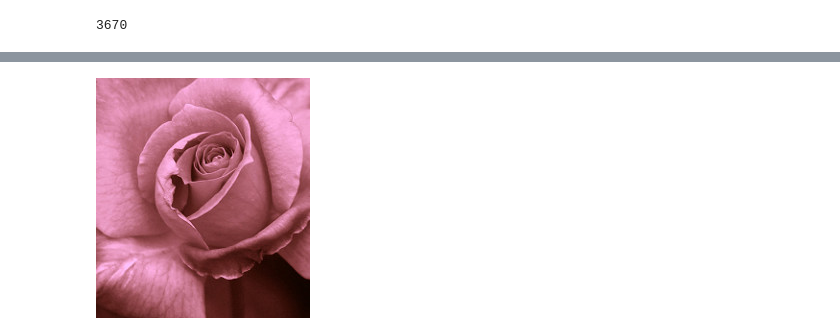
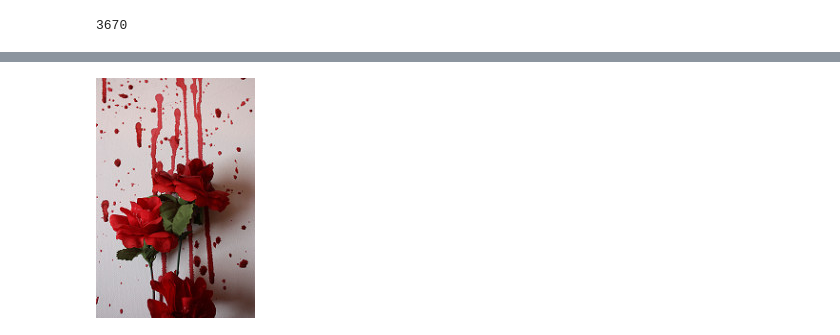
Before and after one commit to manoharpavuluri/dl-cnn-flowerclassification, a Jupyter notebook: dl_cnn_flowerclassification.ipynb, the cells around one changed output, grey strips where cells are left out. Cells and saved outputs as stored; diff of their text form; code cells hidden in the pictures.

```diff
--- a/dl_cnn_flowerclassification.ipynb
+++ b/dl_cnn_flowerclassification.ipynb
@@ -95,6 +98,6 @@ roses[:5]
 # %%
 #if you want to see a image, use PIL lib
 
-PIL.Image.open(str(roses[0]))
+PIL.Image.open(str(roses[5]))
 # %% [output]
-[figure, old version]
+[figure, new version]
```
Also changed, not shown: parts of 11 cells of this notebook.
